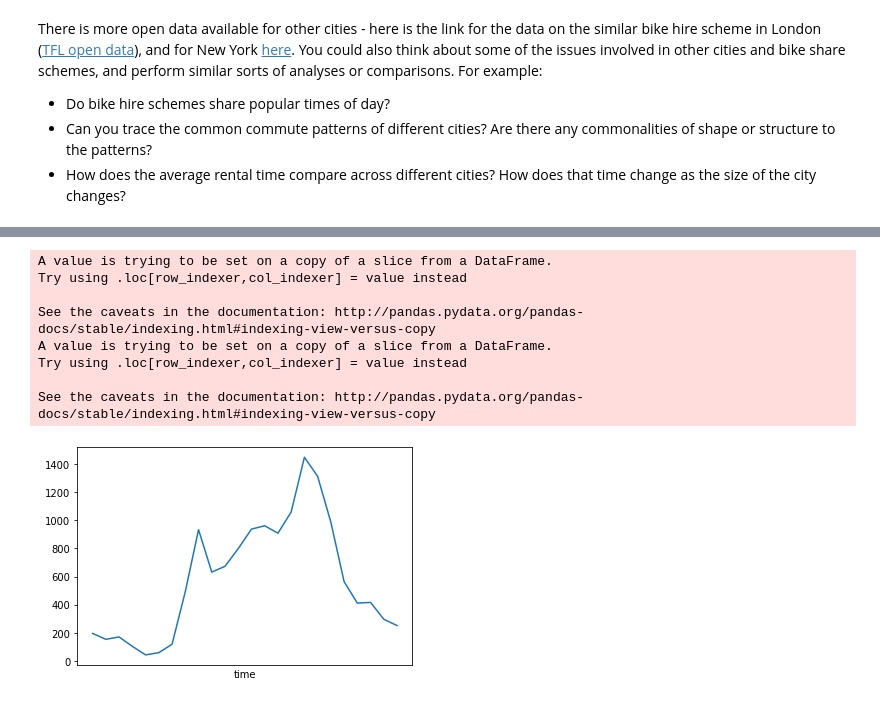
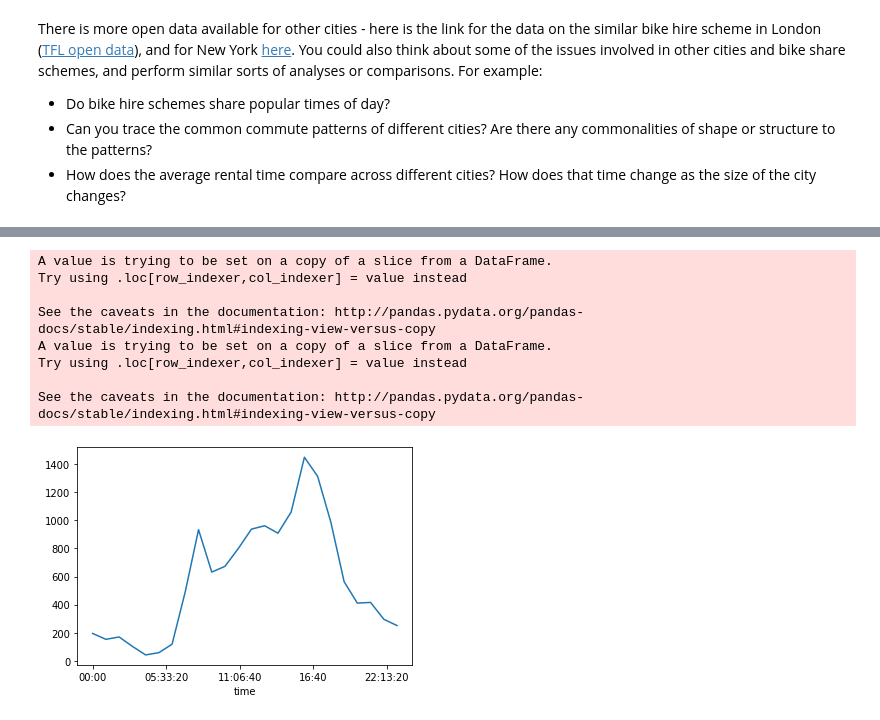
Before and after one commit to gum33/Python-Project-2, a Jupyter notebook: Project2.ipynb, the cells around one changed output, grey strips where cells are left out. Saved outputs shown, nothing was run; the diff lists cells and outputs as text; code cells hidden in the pictures.

```diff
--- a/Project2.ipynb
+++ b/Project2.ipynb
@@ -139,6 +135,23 @@ cycle_data = pd.read_csv("cyclingtrips_Sep2019.csv")
 import numpy as np
 import math
 
+
+def hour_rounder(t):
+    # Rounds to nearest hour by adding a timedelta hour if minute >= 30
+    rounded_to_hour = (t.replace(second=0, microsecond=0, minute=0, hour=t.hour)
+               +timedelta(hours=t.minute//30))
+    return rounded_to_hour.time()
+
+def time_of_day(time):
+    minute = time.time()
+    noon = datetime(1000, 1,1, 1).time()
+    if(minute<noon):
+        return "Morning"
+    else:
+        return "Afternoon"
+
+cycle_data['started_at'] =  pd.to_datetime(cycle_data['started_at'])
+cycle_data["start_time_factor"] = cycle_data["started_at"].apply(lambda x: time_of_day(x))
 #Create dictionary that associates station ids to coordinates
 stations = cycle_data[["start_station_id",  "start_station_latitude","start_station_longitude"]]
 stations_dict = stations.set_index("start_station_id").T.to_dict("list")
@@ -178,33 +191,34 @@ def hour_rounder(t):
                +timedelta(hours=t.minute//30))
     return rounded_to_hour.time()
 
+
+
 #Create dictionary that associates station ids to coordinates
 stations = cycle_data[["start_station_id",  "start_station_latitude","start_station_longitude"]]
 stations_dict = stations.set_index("start_station_id").T.to_dict("list")
 
 #create seperate variables for station id and how oftain they appear
-
 rent_time = cycle_data[["started_at"]]
 rent_time['started_at'] =  pd.to_datetime(rent_time['started_at'])
 rent_time['started_at'] = rent_time['started_at'].apply(lambda t: hour_rounder(t))
 f, u = pd.factorize(rent_time.started_at.values)
 counts = np.bincount(f)
 
 fig = plt.figure()
 ax = fig.add_subplot(1,1,1)
 
 ax.plot(u, counts)
-ax.xaxis.set_major_locator(mdates.MinuteLocator(byminute=[0,15,30,45], interval = 1))
+#ax.xaxis.set_major_locator(mdates.MinuteLocator())
 #ax.xaxis.set_major_formatter(mdates.DateFormatter('%H:%M'))
 
 plt.show()
 # %% [output]
 A value is trying to be set on a copy of a slice from a DataFrame.
 Try using .loc[row_indexer,col_indexer] = value instead
 
 See the caveats in the documentation: http://pandas.pydata.org/pandas-docs/stable/indexing.html#indexing-view-versus-copy
 A value is trying to be set on a copy of a slice from a DataFrame.
 Try using .loc[row_indexer,col_indexer] = value instead
 
 See the caveats in the documentation: http://pandas.pydata.org/pandas-docs/stable/indexing.html#indexing-view-versus-copy
-[figure, old version]
+[figure, new version]
```
Also changed, not shown: parts of 3 cells of this notebook.
